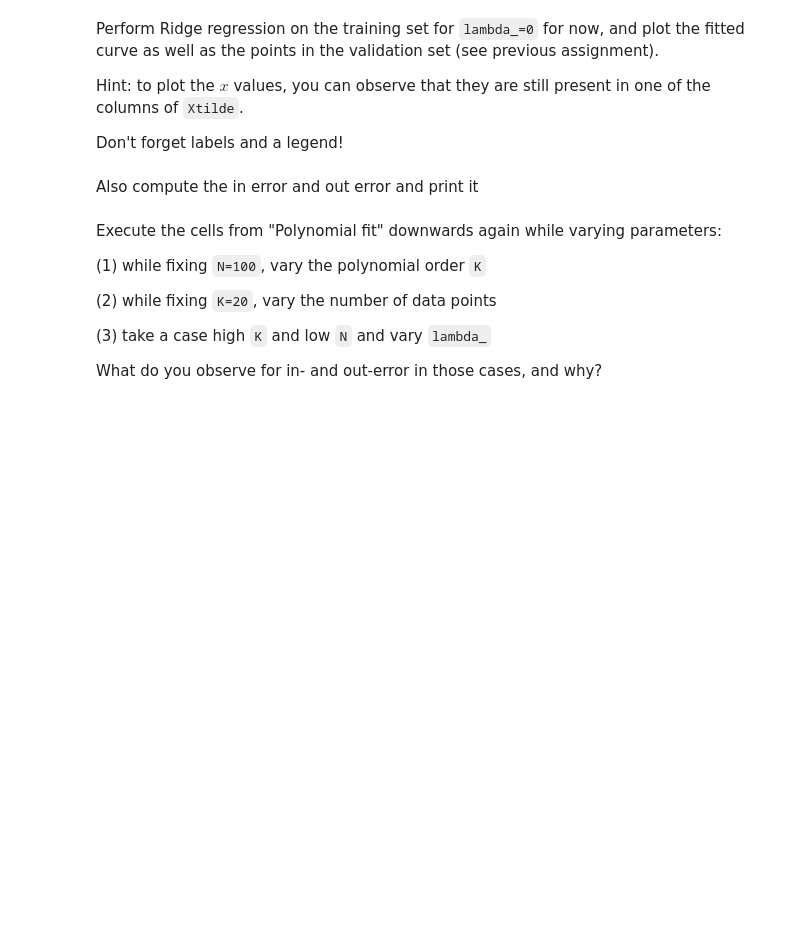
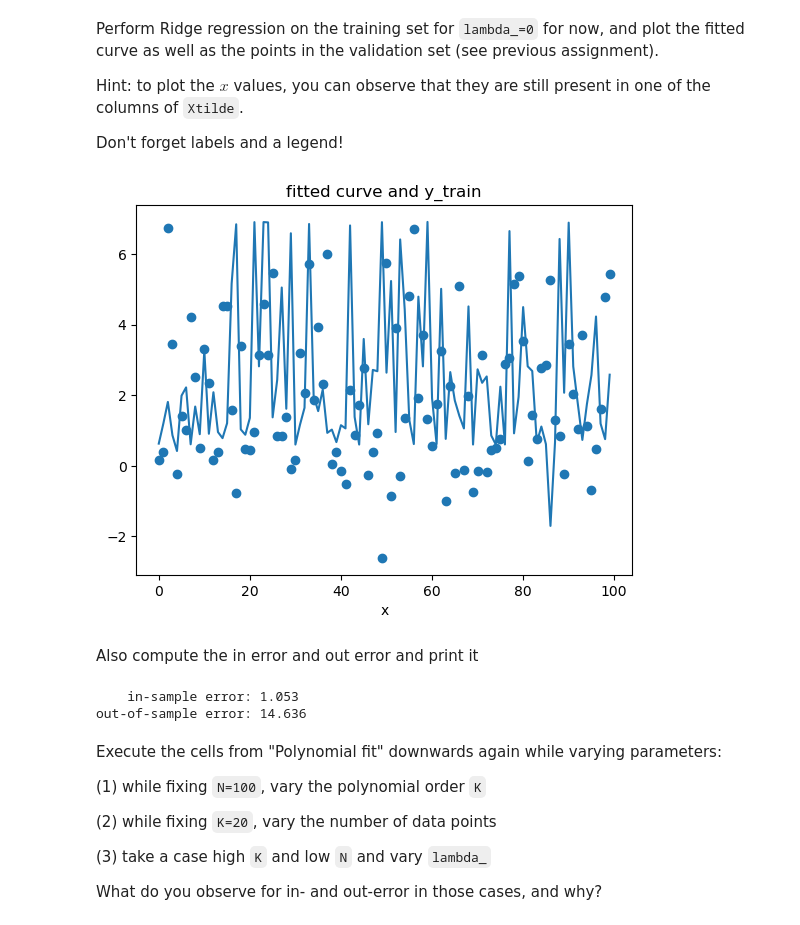
Before and after one commit to smatkovi/mip, a Jupyter notebook: Ex05_PolyFitting/PolyFitting.ipynb, the cells around one changed output. Saved outputs shown, nothing was run; the diff lists cells and outputs as text; code cells hidden in the pictures; blank space fills up the shorter version.

```diff
--- a/Ex05_PolyFitting/PolyFitting.ipynb
+++ b/Ex05_PolyFitting/PolyFitting.ipynb
@@ -257,11 +261,28 @@ fitting with a polynomial of order `K-1`).
 **Note**: numpy may get confused if you use floating point numbers as indices. You
 can pass a number through the `int()` function to truncate the fractional part.
 # %%
-K = 10
-N = 100
+K = 20
+N = 200
 # %%
 # Fill Xtilde_train, y_train, Xtilde_test, y_test here
 # YOUR CODE HERE
-raise NotImplementedError()
+Xtilde_train = np.zeros( (int(N/2), int(K)) )
+
+for i in range(int(N/2)):
+    for j in range(int(K)):
+        Xtilde_train[i, j] = Xtilde[i, j]
+
+Xtilde_test = np.zeros( (int(N/2), int(K)))
+for i in range(int(N/2), int(N)):
+    for j in range(int(K)):
+        Xtilde_test[i - (int(N/2)), j] = Xtilde[i, j]
+
+y_train = np.zeros(int(N/2))
+for i in range(int(N/2)):
+    y_train[i] = y[i]
+
+y_test = np.zeros(int(N/2))
+for i in range(int(N/2), int(N)):
+    y_test[i - (int(N/2))] = y[i]
 # %%
 y_test
@@ -280,18 +312,33 @@ columns of `Xtilde`.
 
 Don't forget labels and a legend!
 # %%
-lambda_ = 0
+lambda_ = 0.3
 # %%
-# YOUR CODE HERE
-raise NotImplementedError()
+ts = np.dot(Xtilde_train, ridge_regression(Xtilde_train, y_train, lambda_))
+import matplotlib.pyplot as plt
+
+plt.plot(ts)
+plt.xlabel('x')
+plt.scatter(range(y_test.size), y_test)
+
+
+plt.title('fitted curve and y_train')
+plt.legend
+plt.show()
+# %% [output]
+[figure, added]
 # %% [markdown]
 Also compute the in error and out error and print it
 # %%
-# YOUR CODE HERE
-raise NotImplementedError()
+from sklearn.metrics import mean_squared_error
+E_in = mean_squared_error(y_train, ts) #sum over the differences squared and this sum divided by number of data points
+E_out = mean_squared_error(y_test, np.dot(Xtilde_test, ridge_regression(Xtilde_train, y_train, lambda_)))
 
 print("    in-sample error: %.5g" % E_in)
 print("out-of-sample error: %.5g" % E_out)
+# %% [output]
+    in-sample error: 1.053
+out-of-sample error: 14.636
 # %% [markdown]
 Execute the cells from "Polynomial fit" downwards again while varying
 parameters:
```
Also changed, not shown: parts of 9 cells of this notebook.
